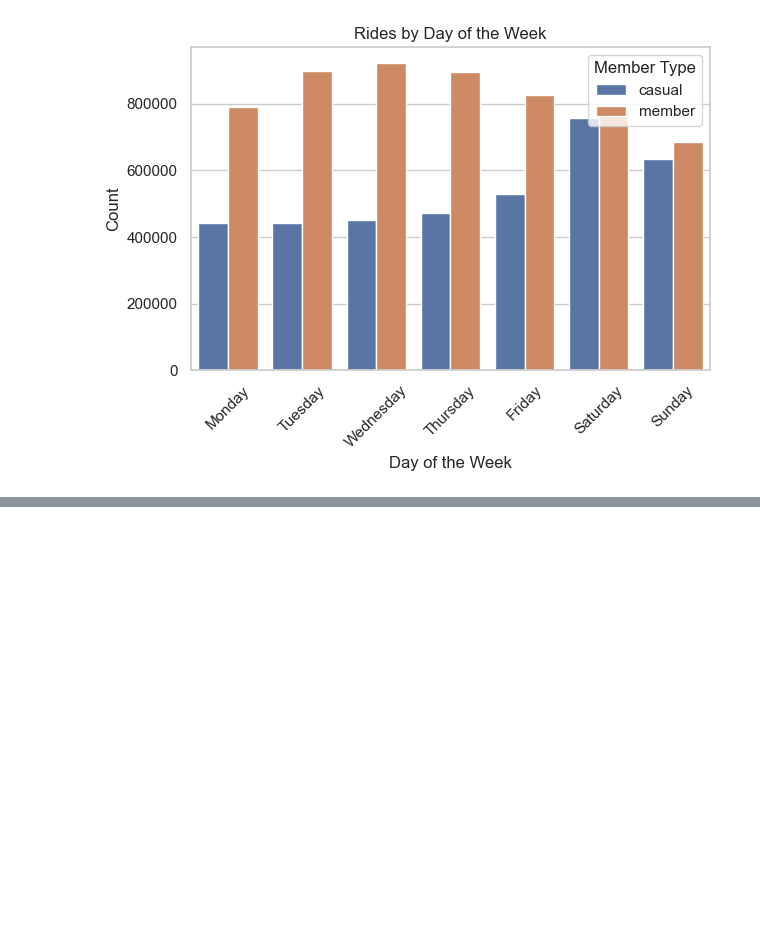
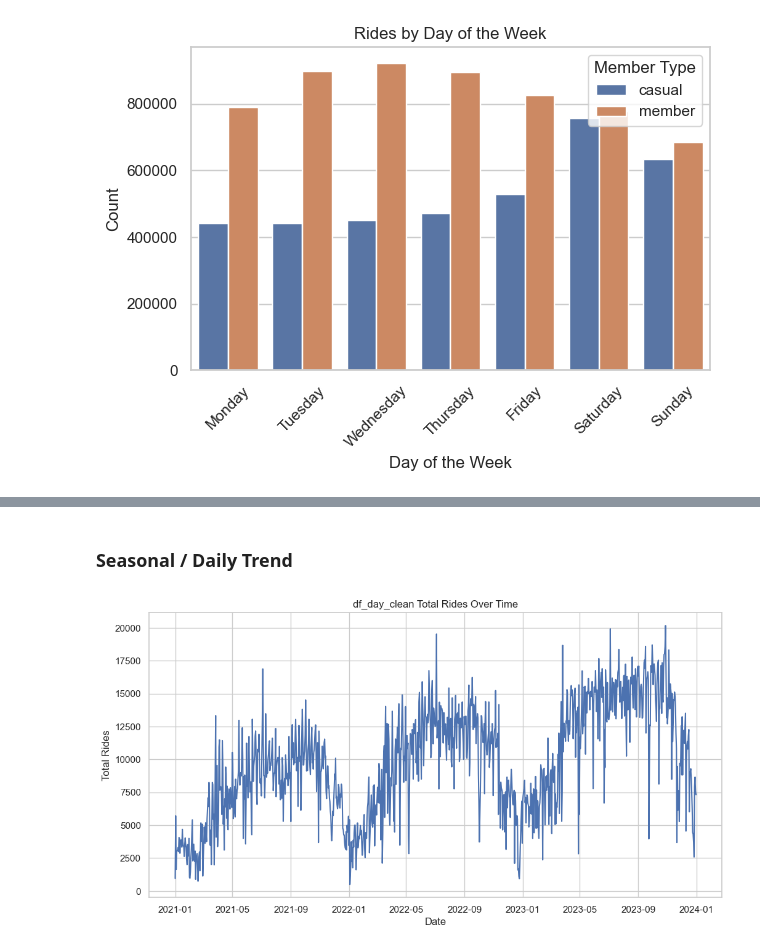
Before and after one commit to bbhatta10/Capital-Bike-Share, a Jupyter notebook: CapitalBikeShare.ipynb, the cells around one changed output, grey strips where cells are left out. Cells and saved outputs as stored; diff of their text form; code cells hidden in the pictures; blank space fills up the shorter version.

```diff
--- a/CapitalBikeShare.ipynb
+++ b/CapitalBikeShare.ipynb
@@ -949,0 +1042,16 @@ NameError: name 'df_full_clean' is not defined
+# %% [markdown]
+### Seasonal / Daily Trend
+# %%
+# # Time series plot – total rides per day
+
+df_day_clean['date'] = pd.to_datetime(df_day_clean['date'])
+
+# Plot total rides over time
+plt.figure(figsize=(12,6))
+sns.lineplot(data=df_day_clean, x='date', y='total_rides')
+plt.title("df_day_clean Total Rides Over Time")
+plt.xlabel("Date")
+plt.ylabel("Total Rides")
+plt.show()
+# %% [output]
+[figure, added]
```
Also changed, not shown: parts of 31 cells of this notebook, 4 other files.
